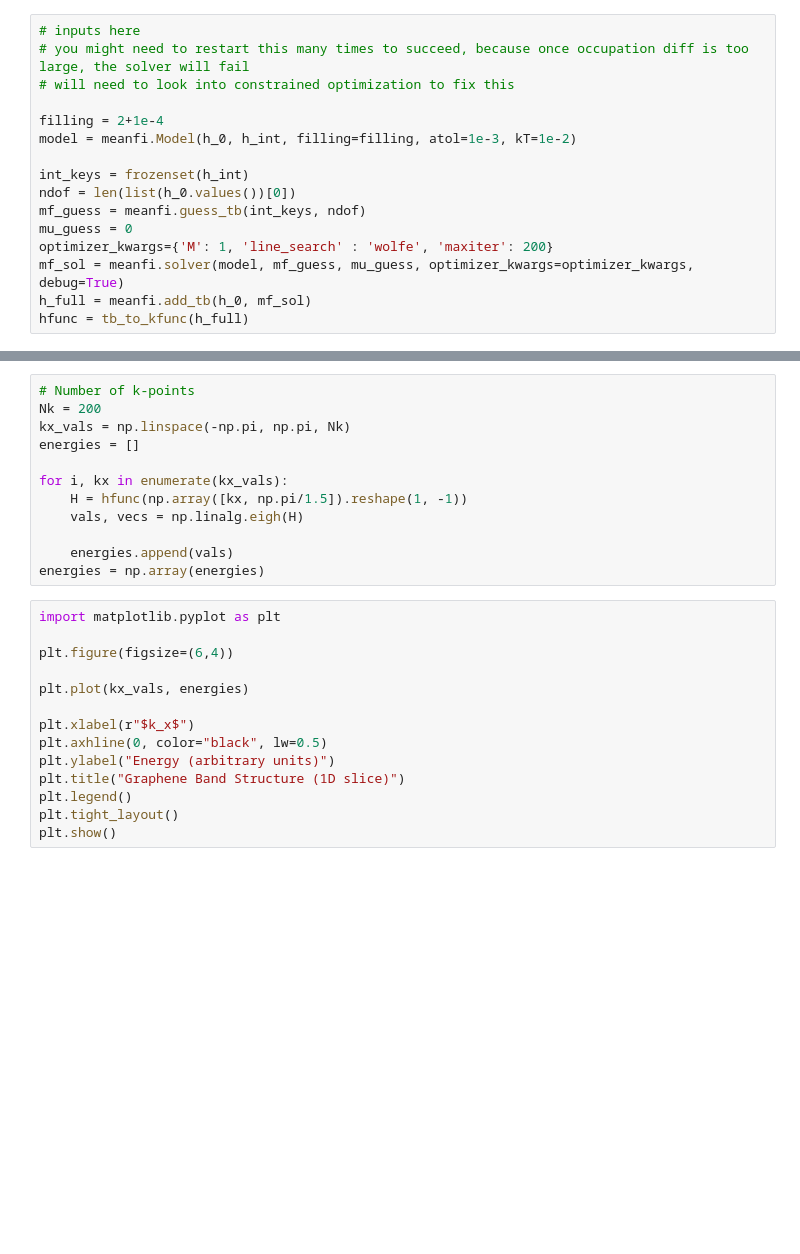
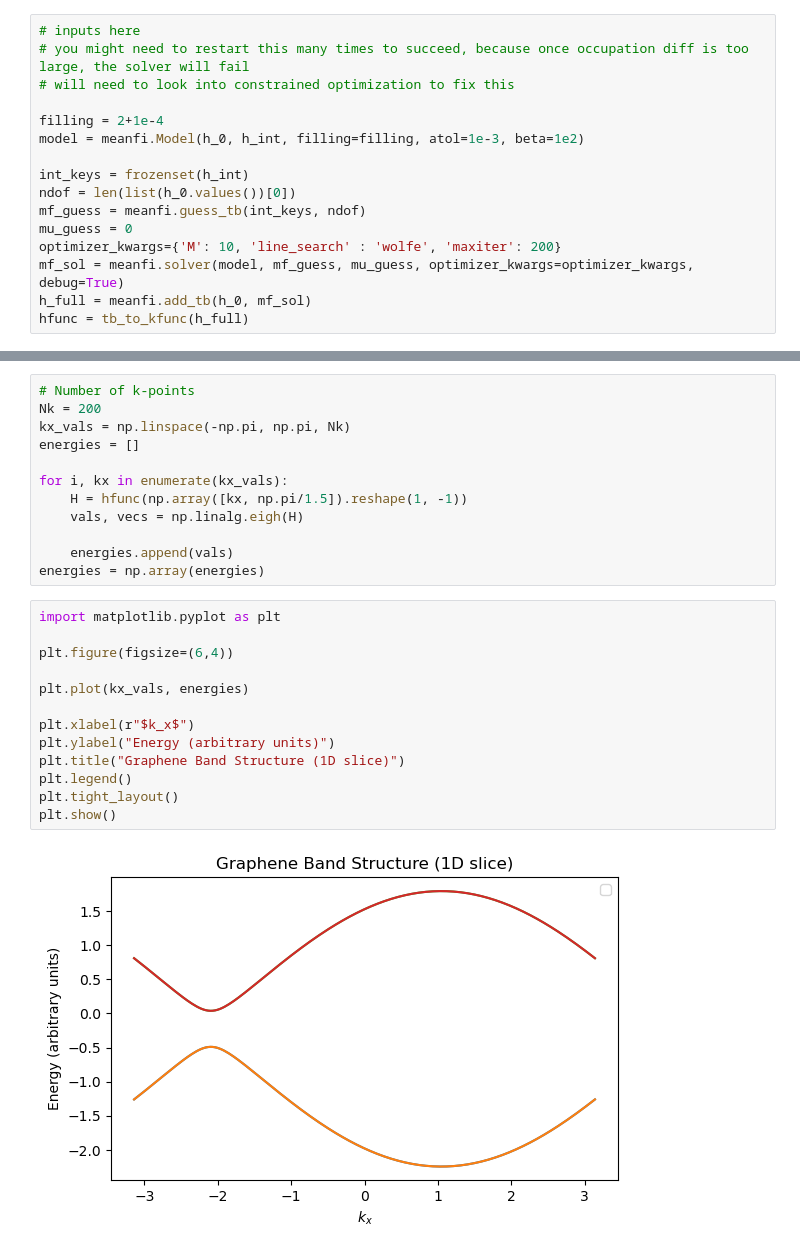
Before and after one commit to quantum-tinkerer/MeanFi, a Jupyter notebook: demo.ipynb, the cells around one changed output, grey strips where cells are left out. Cells and saved outputs as stored; diff of their text form; blank space fills up the shorter version.

Commit message:
no grid, exact filling working proof of concept

```diff
--- a/demo.ipynb
+++ b/demo.ipynb
@@ -48,13 +48,13 @@ h_0 = utils.builder_to_tb(bulk_graphene)
 # will need to look into constrained optimization to fix this
 
 filling = 2+1e-4
-model = meanfi.Model(h_0, h_int, filling=filling, atol=1e-3, kT=1e-2)
+model = meanfi.Model(h_0, h_int, filling=filling, atol=1e-3, beta=1e2)
 
 int_keys = frozenset(h_int)
 ndof = len(list(h_0.values())[0])
 mf_guess = meanfi.guess_tb(int_keys, ndof)
 mu_guess = 0
-optimizer_kwargs={'M': 1, 'line_search' : 'wolfe', 'maxiter': 200}
+optimizer_kwargs={'M': 10, 'line_search' : 'wolfe', 'maxiter': 200}
 mf_sol = meanfi.solver(model, mf_guess, mu_guess, optimizer_kwargs=optimizer_kwargs, debug=True)
 h_full = meanfi.add_tb(h_0, mf_sol)
 hfunc = tb_to_kfunc(h_full)
@@ -73,14 +91,15 @@ energies = np.array(energies)
 # %%
 import matplotlib.pyplot as plt
 
 plt.figure(figsize=(6,4))
 
 plt.plot(kx_vals, energies)
 
 plt.xlabel(r"$k_x$")
-plt.axhline(0, color="black", lw=0.5)
 plt.ylabel("Energy (arbitrary units)")
 plt.title("Graphene Band Structure (1D slice)")
 plt.legend()
 plt.tight_layout()
 plt.show()
+# %% [output]
+[figure, added]
```
Also changed, not shown: parts of 1 cell of this notebook, 3 other files.
